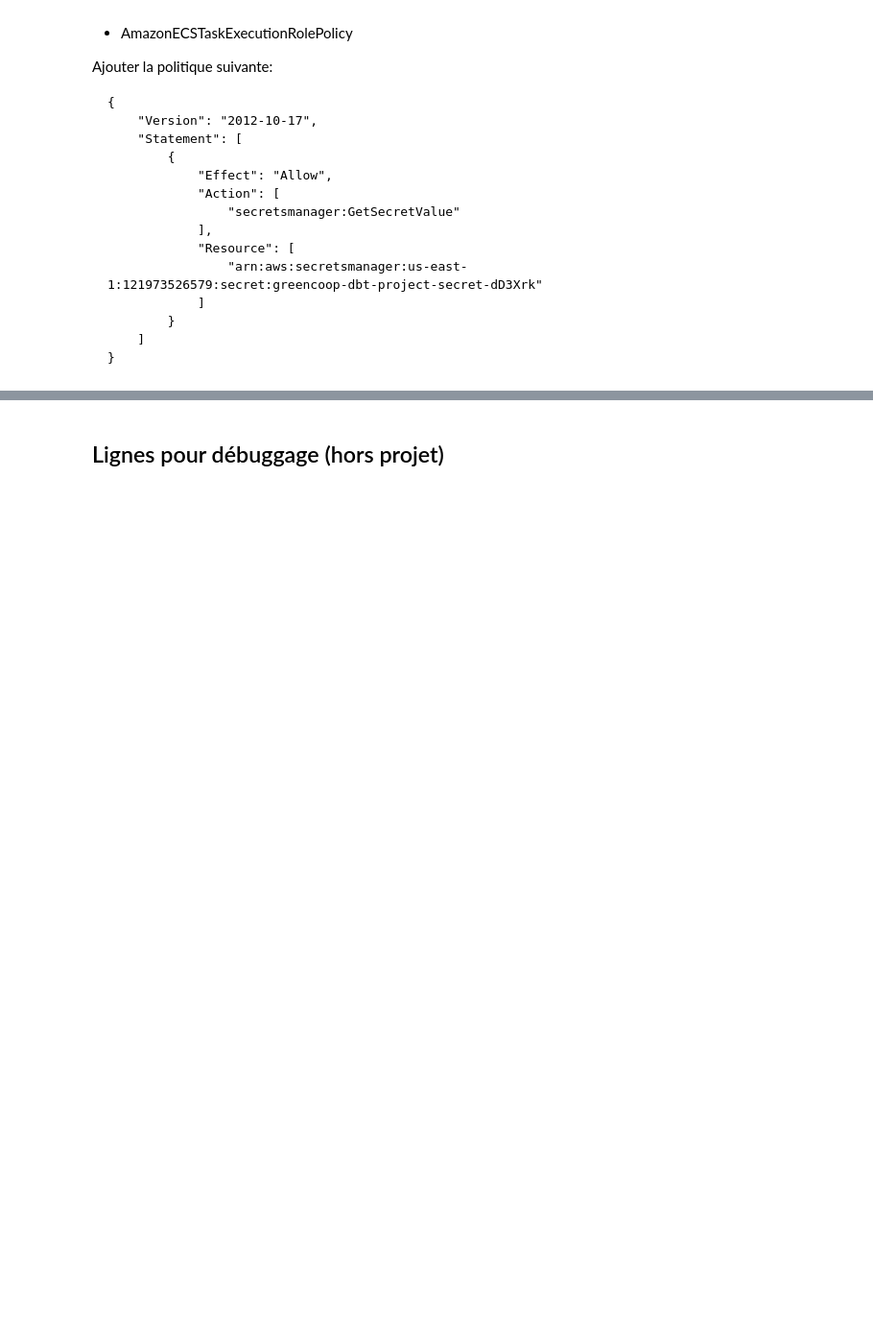
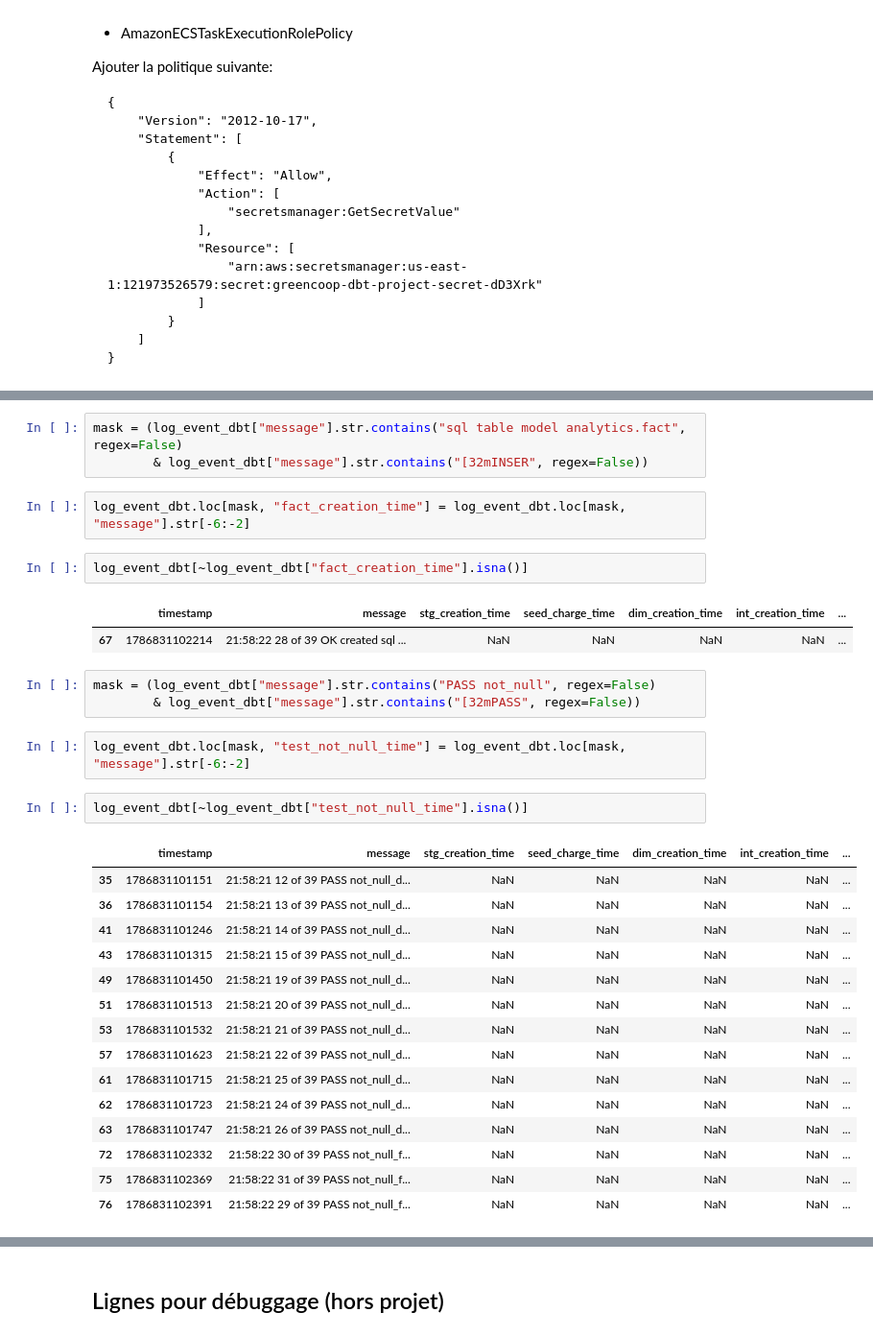
Before and after one commit to Sebules/Project_8_OpenClassrooms_Data_Engineer, a Jupyter notebook: notebook_projet_8.ipynb, the cells around one changed output, grey strips where cells are left out. Shown at 96% size. Drawn from its saved outputs; the diff is of its cells as text; blank space fills up the shorter version.

```diff
--- a/notebook_projet_8.ipynb
+++ b/notebook_projet_8.ipynb
@@ -2202,0 +2288,33 @@ Le logs dans CloudWatch indique que l'opération a bien eu lieu
+# %%
+mask = (log_event_dbt["message"].str.contains("sql table model analytics.fact", regex=False)
+        & log_event_dbt["message"].str.contains("[32mINSER", regex=False))
+# %%
+log_event_dbt.loc[mask, "fact_creation_time"] = log_event_dbt.loc[mask, "message"].str[-6:-2]
+# %%
+log_event_dbt[~log_event_dbt["fact_creation_time"].isna()]
+# %% [output]
+|  | timestamp | message | stg_creation_time | seed_charge_time | dim_creation_time | int_creation_time | ... |
+| 67 | 1786831102214 | 21:58:22 28 of 39 OK created sql ... | NaN | NaN | NaN | NaN | ... |
+# %%
+mask = (log_event_dbt["message"].str.contains("PASS not_null", regex=False)
+        & log_event_dbt["message"].str.contains("[32mPASS", regex=False))
+# %%
+log_event_dbt.loc[mask, "test_not_null_time"] = log_event_dbt.loc[mask, "message"].str[-6:-2]
+# %%
+log_event_dbt[~log_event_dbt["test_not_null_time"].isna()]
+# %% [output]
+|  | timestamp | message | stg_creation_time | seed_charge_time | dim_creation_time | int_creation_time | ... |
+| 35 | 1786831101151 | 21:58:21 12 of 39 PASS not_null_d... | NaN | NaN | NaN | NaN | ... |
+| 36 | 1786831101154 | 21:58:21 13 of 39 PASS not_null_d... | NaN | NaN | NaN | NaN | ... |
+| 41 | 1786831101246 | 21:58:21 14 of 39 PASS not_null_d... | NaN | NaN | NaN | NaN | ... |
+| 43 | 1786831101315 | 21:58:21 15 of 39 PASS not_null_d... | NaN | NaN | NaN | NaN | ... |
+| 49 | 1786831101450 | 21:58:21 19 of 39 PASS not_null_d... | NaN | NaN | NaN | NaN | ... |
+| 51 | 1786831101513 | 21:58:21 20 of 39 PASS not_null_d... | NaN | NaN | NaN | NaN | ... |
+| 53 | 1786831101532 | 21:58:21 21 of 39 PASS not_null_d... | NaN | NaN | NaN | NaN | ... |
+| 57 | 1786831101623 | 21:58:21 22 of 39 PASS not_null_d... | NaN | NaN | NaN | NaN | ... |
+| 61 | 1786831101715 | 21:58:21 25 of 39 PASS not_null_d... | NaN | NaN | NaN | NaN | ... |
+| 62 | 1786831101723 | 21:58:21 24 of 39 PASS not_null_d... | NaN | NaN | NaN | NaN | ... |
+| 63 | 1786831101747 | 21:58:21 26 of 39 PASS not_null_d... | NaN | NaN | NaN | NaN | ... |
+| 72 | 1786831102332 | 21:58:22 30 of 39 PASS not_null_f... | NaN | NaN | NaN | NaN | ... |
+| 75 | 1786831102369 | 21:58:22 31 of 39 PASS not_null_f... | NaN | NaN | NaN | NaN | ... |
+| 76 | 1786831102391 | 21:58:22 29 of 39 PASS not_null_f... | NaN | NaN | NaN | NaN | ... |
```
Also changed, not shown: parts of 38 cells of this notebook, 2 other files.
